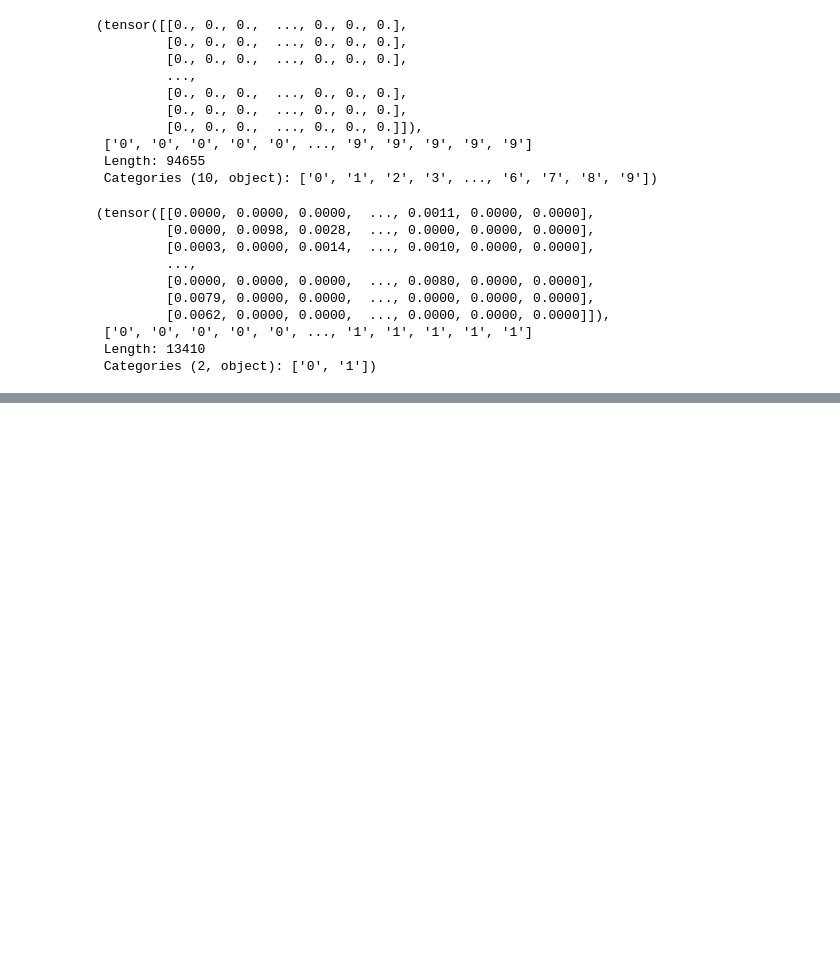
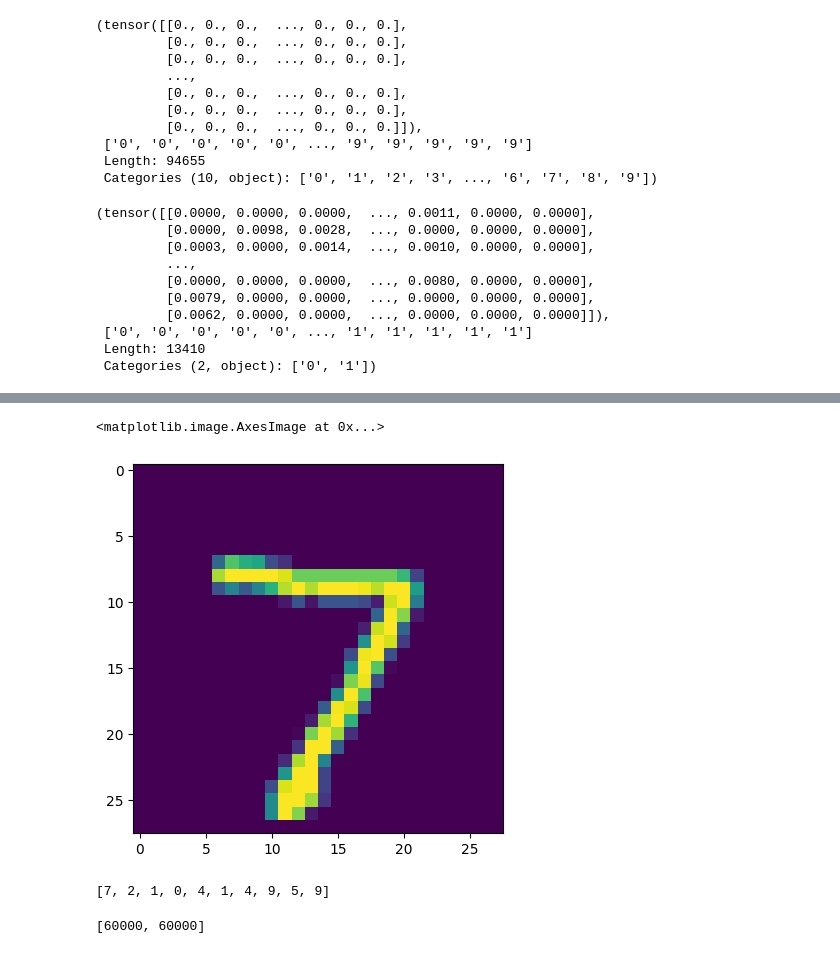
Before and after one commit to qc2321/embedders, a Jupyter notebook: notebooks/21_pc_other_graph_dataset.ipynb, the cells around one changed output, grey strips where cells are left out. Saved outputs shown, nothing was run; the diff lists cells and outputs as text; code cells hidden in the pictures; blank space fills up the shorter version.

```diff
--- a/notebooks/21_pc_other_graph_dataset.ipynb
+++ b/notebooks/21_pc_other_graph_dataset.ipynb
@@ -114,0 +146,41 @@ embedders.dataloaders.load("lymphoma")
+# %%
+# MNIST
+import torch
+
+mnist_path = "/Users/phil/embedders/data/mnist/t10k-images-idx3-ubyte"
+
+digits = []
+with open(mnist_path, "rb") as f:
+    f.read(16)
+    while True:
+        digit = f.read(28 * 28)
+        if not digit:
+            break
+        digits.append(list(digit))
+
+digits = torch.tensor(digits).reshape(-1, 28, 28)
+
+plt.imshow(digits[0].numpy())
+# %% [output]
+<matplotlib.image.AxesImage at 0x...>
+[figure, added]
+# %%
+labels = []
+with open("/Users/phil/embedders/data/mnist/t10k-labels-idx1-ubyte", "rb") as f:
+    f.read(8)
+    while True:
+        label = f.read(1)
+        if not label:
+            break
+        labels.append(int.from_bytes(label, byteorder="big"))
+        # labels.append(int(label))
+
+labels[0:10]
+# %% [output]
+[7, 2, 1, 0, 4, 1, 4, 9, 5, 9]
+# %%
+from embedders.dataloaders import load_mnist
+
+[len(x) for x in load_mnist(labels=True)]
+# %% [output]
+[60000, 60000]
```
Also changed, not shown: parts of 8 cells of this notebook, 5 other files.
